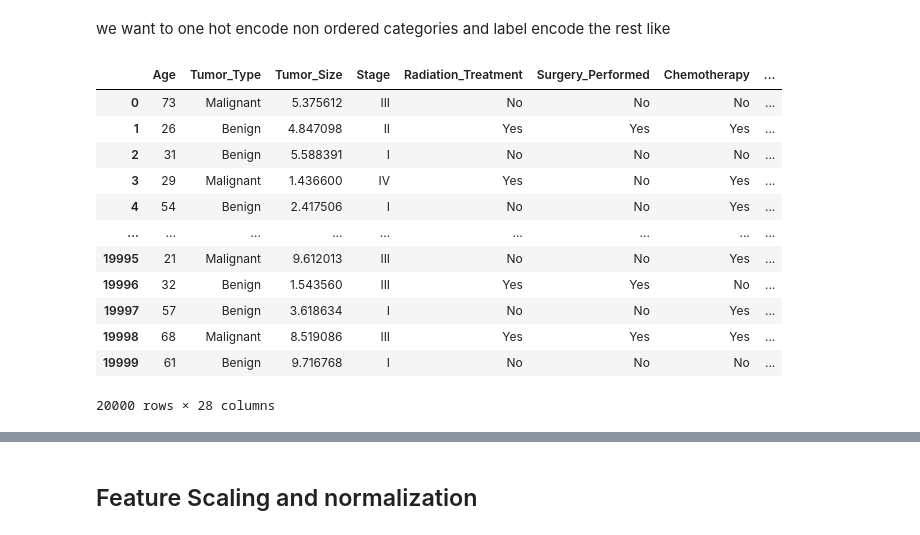
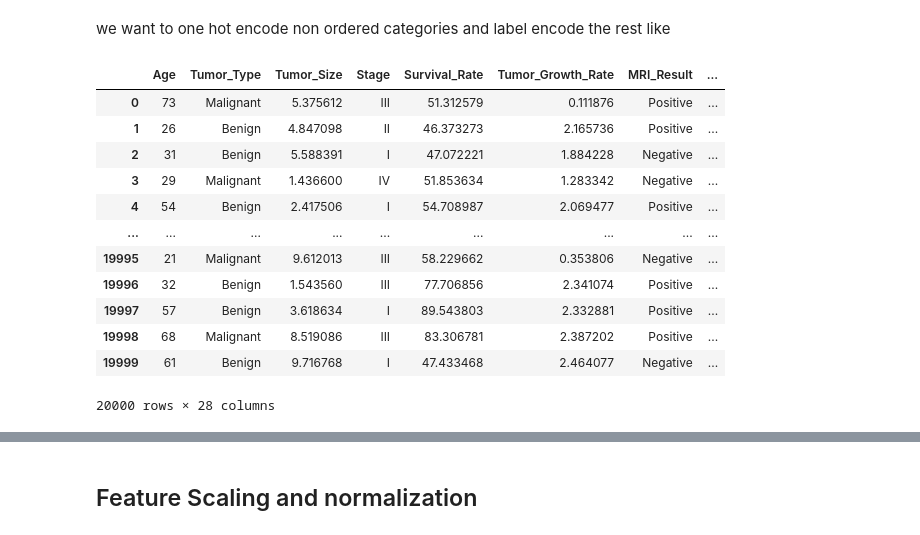
Before and after one commit to melissaaapril/IntroDS, a Jupyter notebook: src/Preprocessing.ipynb, the cells around one changed output, grey strips where cells are left out. Saved outputs shown, nothing was run; the diff lists cells and outputs as text; code cells hidden in the pictures.

```diff
--- a/src/Preprocessing.ipynb
+++ b/src/Preprocessing.ipynb
@@ -86,23 +87,25 @@ we want to one hot encode non ordered categories and label encode the rest like
 # %%
 # encode cols
 df = pd.get_dummies(df, columns=[
     'Gender', 'Location', 'Histology',
-    'Symptom_1', 'Symptom_2', 'Symptom_3'
+    'Symptom_1', 'Symptom_2', 'Symptom_3',
+    'Radiation_Treatment', 'Surgery_Performed',
+    'Chemotherapy', 'Family_History',
 ], drop_first=True)
 df
 # %% [output]
-|  | Age | Tumor_Type | Tumor_Size | Stage | Radiation_Treatment | Surgery_Performed | Chemotherapy | ... |
-| 0 | 73 | Malignant | 5.375612 | III | No | No | No | ... |
-| 1 | 26 | Benign | 4.847098 | II | Yes | Yes | Yes | ... |
-| 2 | 31 | Benign | 5.588391 | I | No | No | No | ... |
-| 3 | 29 | Malignant | 1.436600 | IV | Yes | No | Yes | ... |
-| 4 | 54 | Benign | 2.417506 | I | No | No | Yes | ... |
+|  | Age | Tumor_Type | Tumor_Size | Stage | Survival_Rate | Tumor_Growth_Rate | MRI_Result | ... |
+| 0 | 73 | Malignant | 5.375612 | III | 51.312579 | 0.111876 | Positive | ... |
+| 1 | 26 | Benign | 4.847098 | II | 46.373273 | 2.165736 | Positive | ... |
+| 2 | 31 | Benign | 5.588391 | I | 47.072221 | 1.884228 | Negative | ... |
+| 3 | 29 | Malignant | 1.436600 | IV | 51.853634 | 1.283342 | Negative | ... |
+| 4 | 54 | Benign | 2.417506 | I | 54.708987 | 2.069477 | Positive | ... |
 | ... | ... | ... | ... | ... | ... | ... | ... | ... |
-| 19995 | 21 | Malignant | 9.612013 | III | No | No | Yes | ... |
-| 19996 | 32 | Benign | 1.543560 | III | Yes | Yes | No | ... |
-| 19997 | 57 | Benign | 3.618634 | I | No | No | Yes | ... |
-| 19998 | 68 | Malignant | 8.519086 | III | Yes | Yes | Yes | ... |
-| 19999 | 61 | Benign | 9.716768 | I | No | No | No | ... |
+| 19995 | 21 | Malignant | 9.612013 | III | 58.229662 | 0.353806 | Negative | ... |
+| 19996 | 32 | Benign | 1.543560 | III | 77.706856 | 2.341074 | Positive | ... |
+| 19997 | 57 | Benign | 3.618634 | I | 89.543803 | 2.332881 | Positive | ... |
+| 19998 | 68 | Malignant | 8.519086 | III | 83.306781 | 2.387202 | Positive | ... |
+| 19999 | 61 | Benign | 9.716768 | I | 47.433468 | 2.464077 | Negative | ... |
 20000 rows × 28 columns
 # %%
 # label encoding for the rest
```
Also changed, not shown: parts of 8 cells of this notebook, 1 other file.
